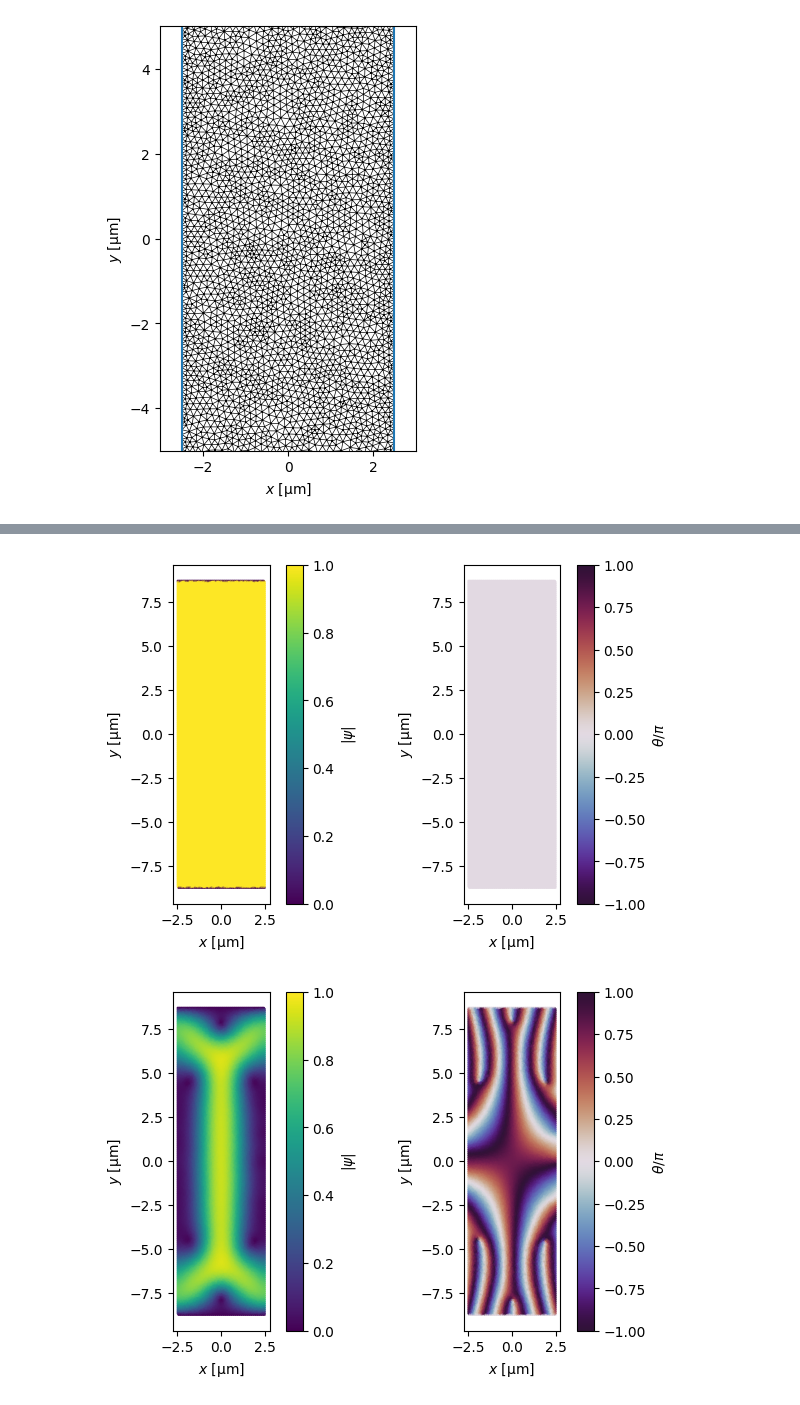
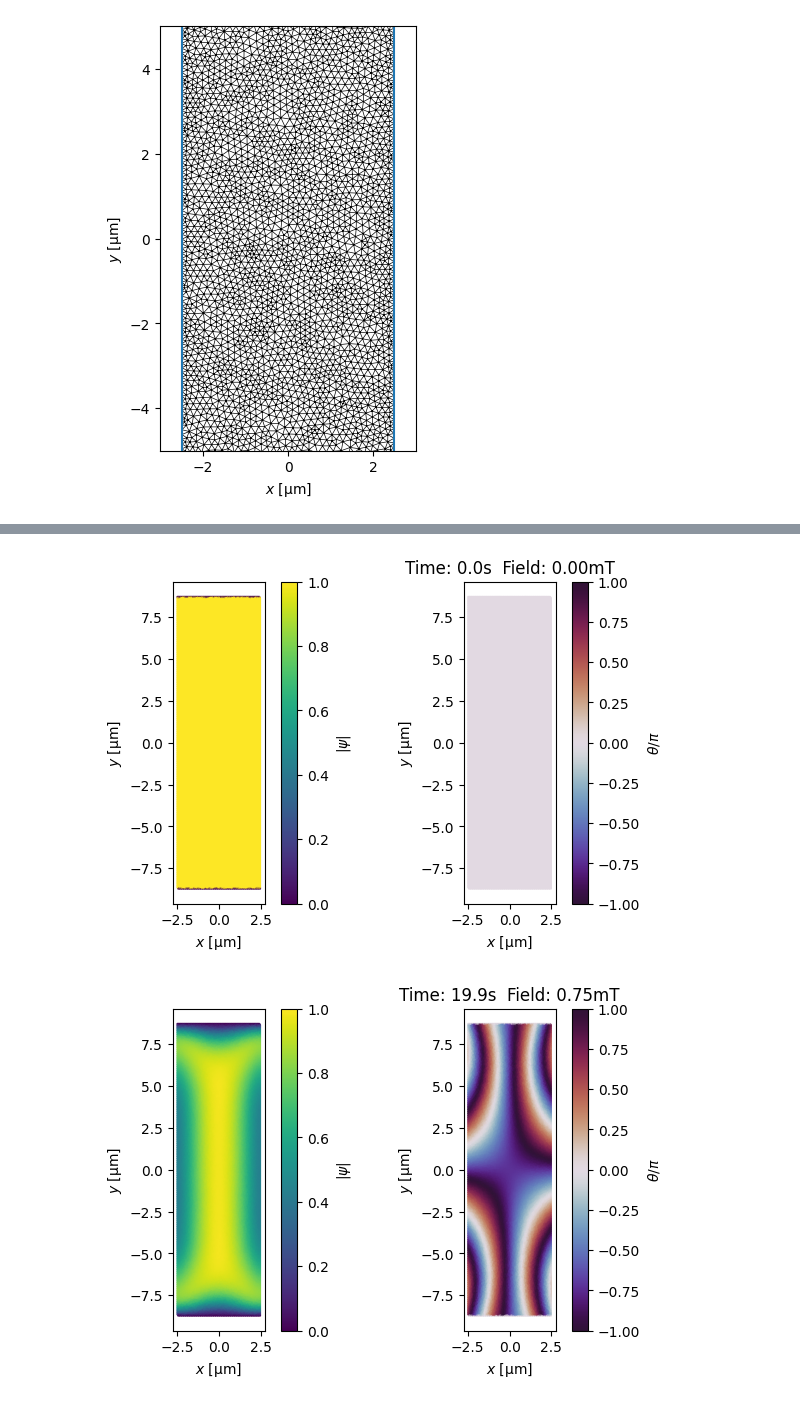
Before and after one commit to SyrusNi/py-tdgl, a Jupyter notebook: trial.ipynb, the cells around one changed output, grey strips where cells are left out. Saved outputs shown, nothing was run; the diff lists cells and outputs as text; code cells hidden in the pictures.

Commit message:
setpoints class

```diff
--- a/trial.ipynb
+++ b/trial.ipynb
@@ -112,25 +147,13 @@ options = tdgl.SolverOptions(
 # varying uniform field according to time_factor
 from tdgl.sources import VaryingField
 
-def scaling(t, tmin=0, t_up=40, t_down=60, tmax=80, initial=0.0, middle=1.5, final=1.0):
-    if t < tmin:
-        return initial
-    elif tmin <= t < t_up:
-        return initial + (middle - initial) * (t - tmin) / (t_up - tmin)
-    elif t_up <= t < t_down:
-        return middle
-    elif t_down <= t < tmax:
-        return middle + (final - middle) * (t - t_down) / (tmax - t_down)
-    return final
-
-def my_scaling(t, setpoints):
-    for time, field in setpoints:
-        pass
-    pass
-
+setpoints = np.array([[0, 0], [10, 1], [30, 1], [40, 2], [60, 2], [70, 1], [90, 1], [100, 0]])
+func = Setpoints(setpoints)
+func.plot_time_factor()
+my_sacling = func.get_func()
 
 applied_vector_potential = (
-    VaryingField(0.4, time_factor=scaling, field_units=options.field_units, length_units=device.length_units)
+    VaryingField(0.4, time_factor=my_scaling, field_units=options.field_units, length_units=device.length_units)
 )
 
 zero_current_solution = tdgl.solve(
@@ -186,16 +177,15 @@ fig, axes = zero_current_solution.plot_order_parameter(figsize=(5.5, 4))
 # %%
 #绘图
-def plot_simulations_of_times(solution, setpoints, time_factor):
+def plot_simulations_of_times(solution, setpoints, time_factor, **kwargs):
     for time in setpoints:
         step = solution.closest_solve_step(time)
         solution.load_tdgl_data(step)
         fig, axes = solution.plot_order_parameter(figsize=(6, 4))
-        plt.annotate('Time: {exact_time:.1f}s'.format(exact_time = solution.times[step]), xy=(-5,5))
-        plt.show()
+        plt.title('Time: {exact_time:.1f}s  Field: {field:.2f}{unit}'.format(exact_time = solution.times[step], field = time_factor(solution.times[step], **kwargs), unit=solution.field_units))
 
-samples = [0, 40, 60, 80, 100]
+samples = [0, 20, 50, 80, 100]
 
 plot_simulations_of_times(zero_current_solution, samples, scaling)
 # %% [output]
-[figure, old version]
+[figure, new version]
-[figure, old version]
+[figure, new version]
```
Also changed, not shown: parts of 7 cells of this notebook.
